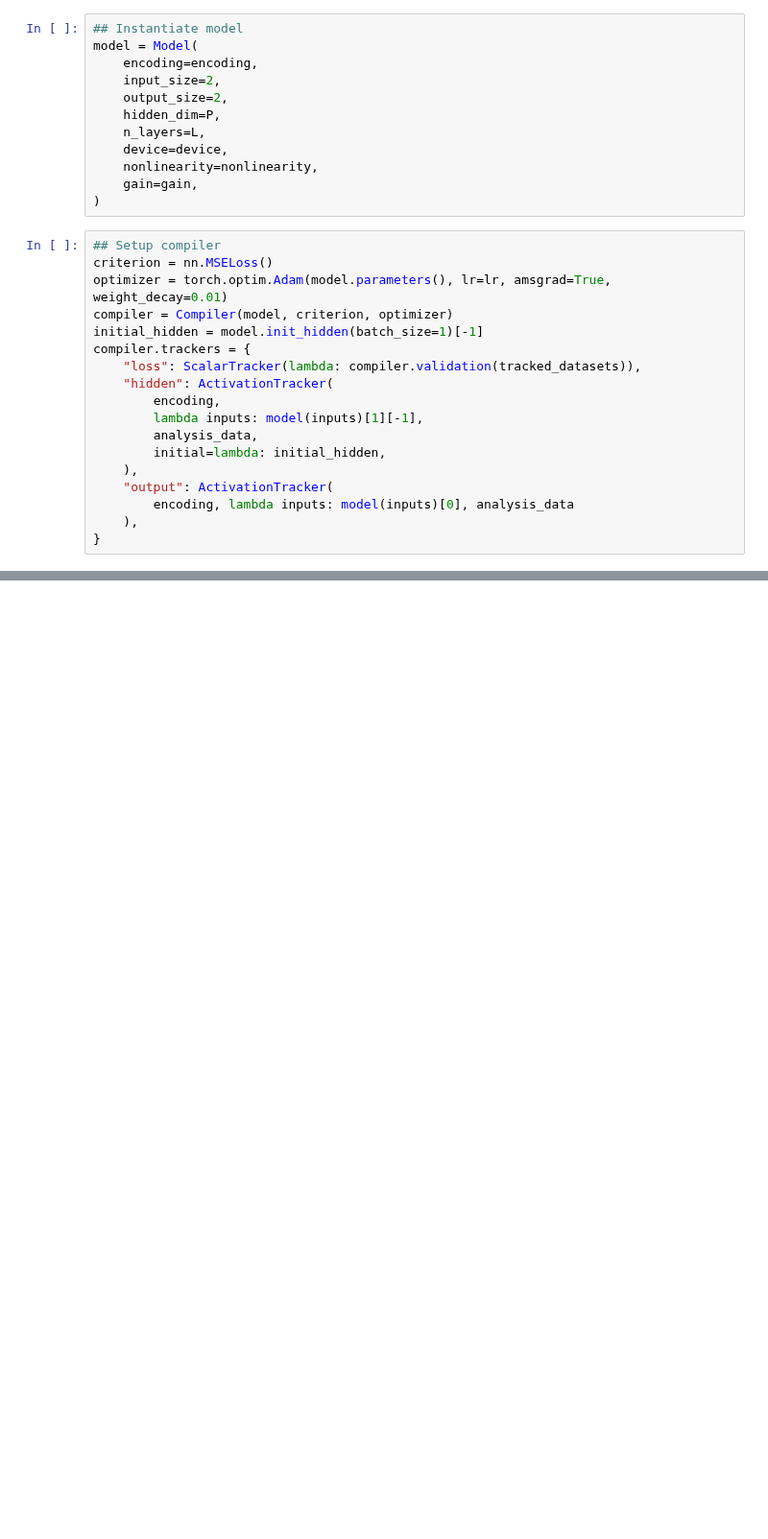
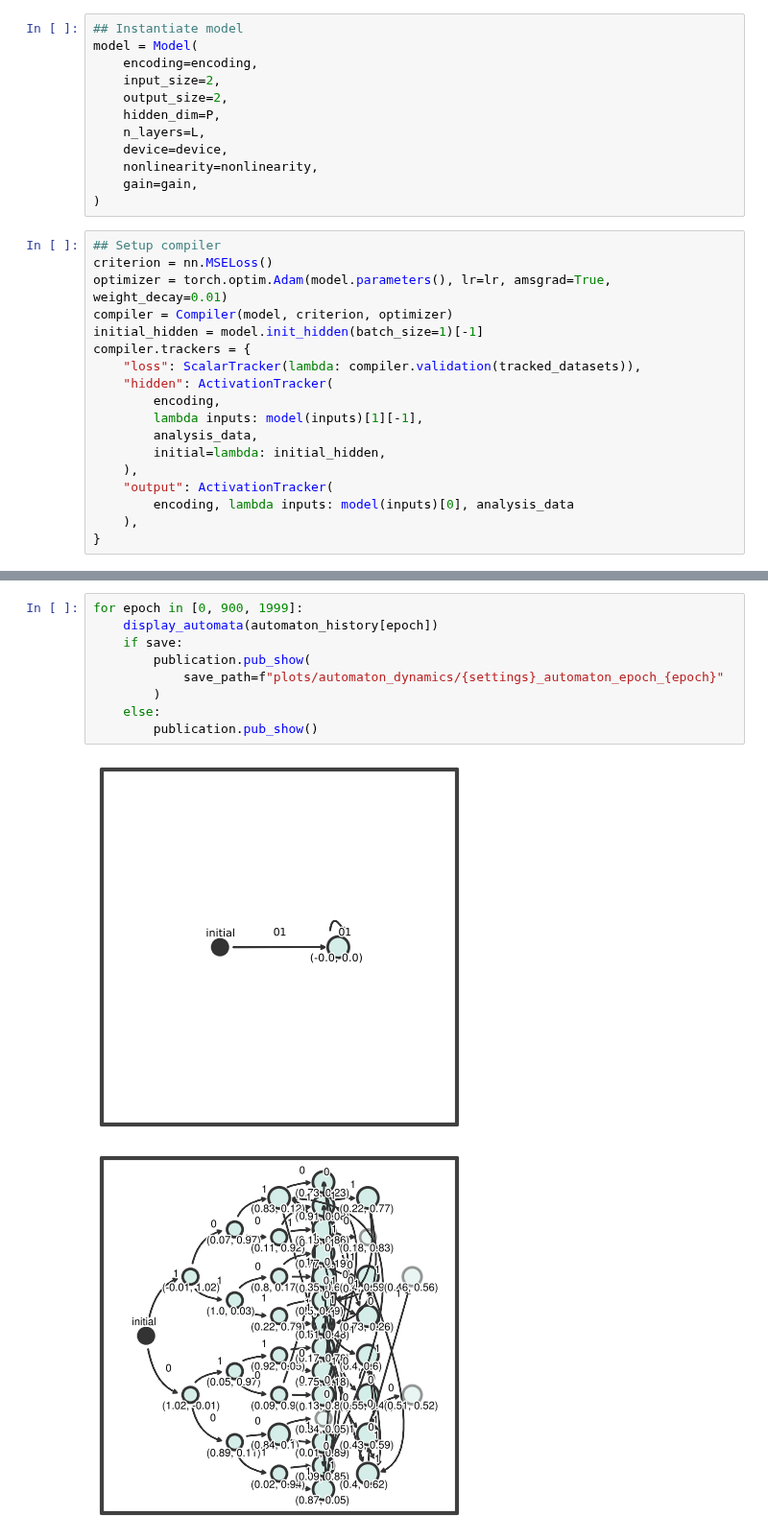
Before and after one commit to loekvanrossem/rnn_structure, a Jupyter notebook: parity/main.ipynb, the cells around one changed output, grey strips where cells are left out. Shown at 96% size. Drawn from its saved outputs; the diff is of its cells as text; blank space fills up the shorter version.

```diff
--- a/parity/main.ipynb
+++ b/parity/main.ipynb
@@ -174,0 +181,12 @@ interactive(children=(SelectionSlider(description='Epoch:', options=(0, 1, 2, 3,
+# %%
+for epoch in [0, 900, 1999]:
+    display_automata(automaton_history[epoch])
+    if save:
+        publication.pub_show(
+            save_path=f"plots/automaton_dynamics/{settings}_automaton_epoch_{epoch}"
+        )
+    else:
+        publication.pub_show()
+# %% [output]
+[figure, added]
+[figure, added]
```
Also changed, not shown: parts of 16 cells of this notebook, 4 other files.
